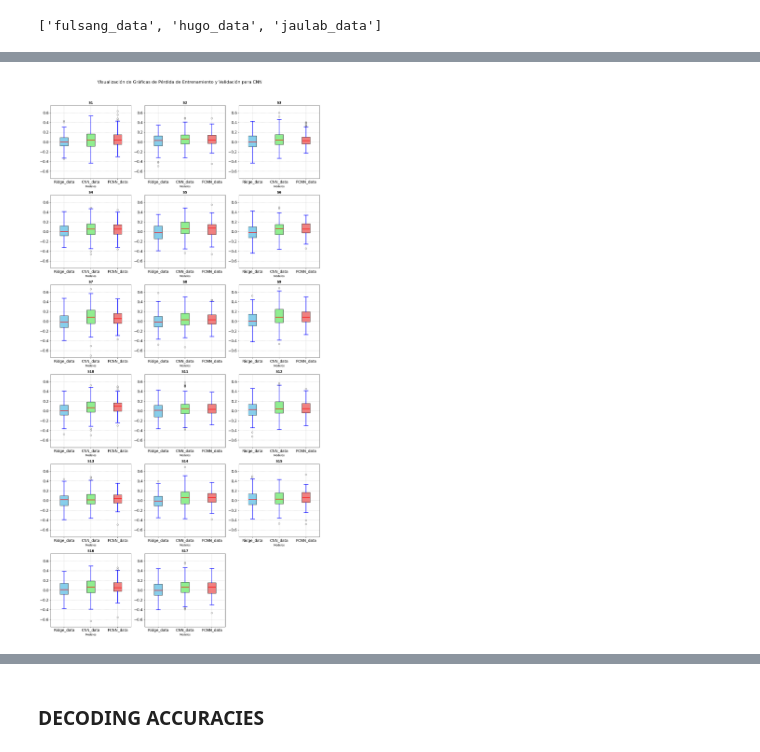
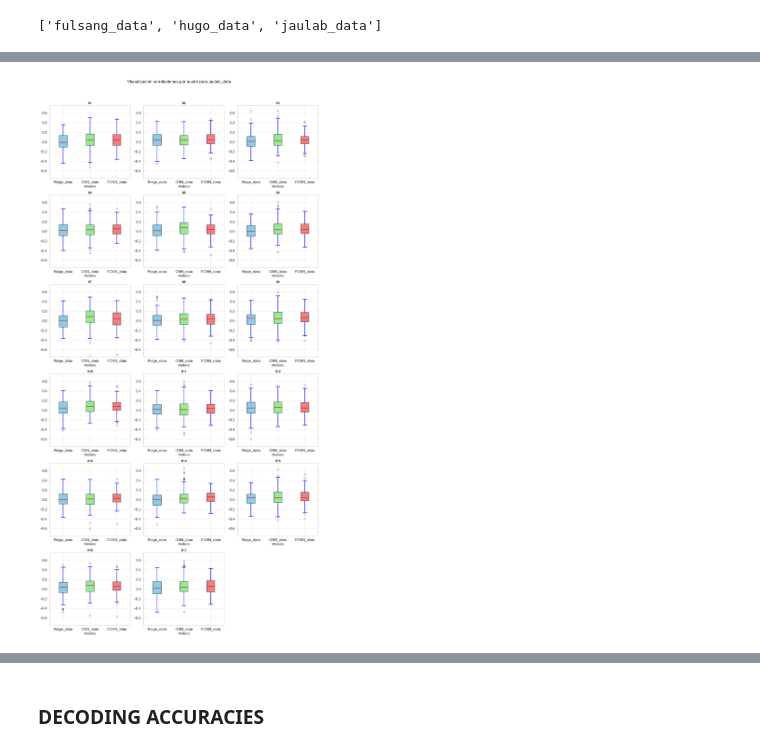
Before and after one commit to garcesote/DNN_AAD, a Jupyter notebook: visualize.ipynb, the cells around one changed output, grey strips where cells are left out. Saved outputs shown, nothing was run; the diff lists cells and outputs as text; code cells hidden in the pictures.

Commit message:
Normalize and filter data

```diff
--- a/visualize.ipynb
+++ b/visualize.ipynb
@@ -18,9 +18,9 @@ dataset = datasets[1]
 # %%
-n_subjects = 13 # 18
+n_subjects = 18 # 18
 subjects = ['S'+str(n+1) for n in range(n_subjects)]
 # %%
 train_metrics = {}
-models = ['CNN', 'FCNN']
+models = ['FCNN']
 sets = ['train', 'val']
 
 key = '19_07'
@@ -42,6 +42,6 @@ for model in models:
                         loss = json.load(open(os.path.join(path,file), 'r'))
                         train_metrics[model+'_'+set][subj] = loss
 
-epocas = len(train_metrics['CNN_train']['S2'])
+epocas = len(train_metrics['FCNN_train']['S2'])
 print(f'Epocas {epocas}')
 # %% [output]
@@ -149,6 +260,6 @@ datasets
 # %%
 # SELECCIONO EL DATASET
-dataset = datasets[0]
+dataset = datasets[2]
 path = os.path.join(eval_path, dataset)
 file_list = os.listdir(path)
 file_list
@@ -160,5 +373,28 @@ file_list
 # %%
-CNN_Results = json.load(open(os.path.join(eval_path,dataset,file_list[0]),'r'))
-FCNN_Results = json.load(open(os.path.join(eval_path,dataset,file_list[1]),'r'))
-Ridge_Results = json.load(open(os.path.join(eval_path,dataset,file_list[2]),'r'))
-Ridge_Original_Results = json.load(open(os.path.join(eval_path,dataset,file_list[3]),'r'))
+path = os.path.join(eval_path, dataset)
+file_list = os.listdir(path)
+file_list
+
+results = []
+
+# Load data from the folder of results
+for file in file_list:
+    str_chunks = file.split('_')
+    if str_chunks[1].isdigit():
+        model = str_chunks[0]
+        date = str_chunks[1] + '_' + str_chunks[2]
+    else:
+        model = str_chunks[0] + '_' + str_chunks[1]
+        date = str_chunks[2] + '_' + str_chunks[3]
+
+    if date == '31_07': # Select the desired key date
+        eval_results = json.load(open(os.path.join(eval_path,dataset,file),'r'))
+        key = model + '_' + date
+        print(key)
+        results.append(eval_results)
+
+len(results)
+CNN_Results = results[0]
+FCNN_Results = results[1]
+Ridge_Results = results[2]
+Ridge_Original_Results = results[3]
@@ -248,7 +440,7 @@ fig, axs = plt.subplots(nrows=n_rows, ncols=3, figsize=(15, 5 * n_rows))
 # Aplanar la matriz de subfiguras para un acceso fácil
 axs = axs.flatten()
 
-for idx, subj in enumerate(dict.keys()):
+for idx, subj in enumerate(CNN_Results.keys()):
 
     # CNN_data = list(-np.array(CNN_Results[subj]))
     CNN_data = CNN_Results[subj]
@@ -272,32 +464,32 @@ for idx, subj in enumerate(dict.keys()):
         cap.set(color='blue', linewidth=2)
 
     for median in box['medians']:
         median.set(color='red', linewidth=2)
 
     for flier in box['fliers']:
         flier.set(marker='o', color='red', alpha=0.5)
 
     # Añadir título y etiquetas
     axs[idx].set_title(subj, fontweight='bold')
     axs[idx].set_xlabel('Modelos')
     axs[idx].set_xticks([1, 2, 3], ['Ridge_data', 'CNN_data', 'FCNN_data'])  # Etiquetas personalizadas
     axs[idx].set_ylim([-0.75, 0.75])
 
     # Añadir rejilla para mayor legibilidad
     axs[idx].grid(True, linestyle='--', linewidth=0.6)
 
     # Personalizar ejes
     axs[idx].tick_params(axis='both', which='major', labelsize=14)
 
 # Eliminar subfiguras vacías si hay menos subfiguras que lugares en la cuadrícula
 for ax in axs[idx+1:]:
     fig.delaxes(ax)
 
 plt.tight_layout()
 # Agregar un título general a la figura
-fig.suptitle('Visualización de Gráficas de Pérdida de Entrenamiento y Validación para '+ mode, fontsize=16)
+fig.suptitle('Visualización correlaciones por sujeto para '+ dataset, fontsize=16)
 plt.tight_layout(rect=[0, 0, 1, 0.96])  # Ajustar el layout para dejar espacio para el título
 
 plt.show()
 # %% [output]
-[figure, old version]
+[figure, new version]
```
Also changed, not shown: parts of 16 cells of this notebook, 7 other files.
